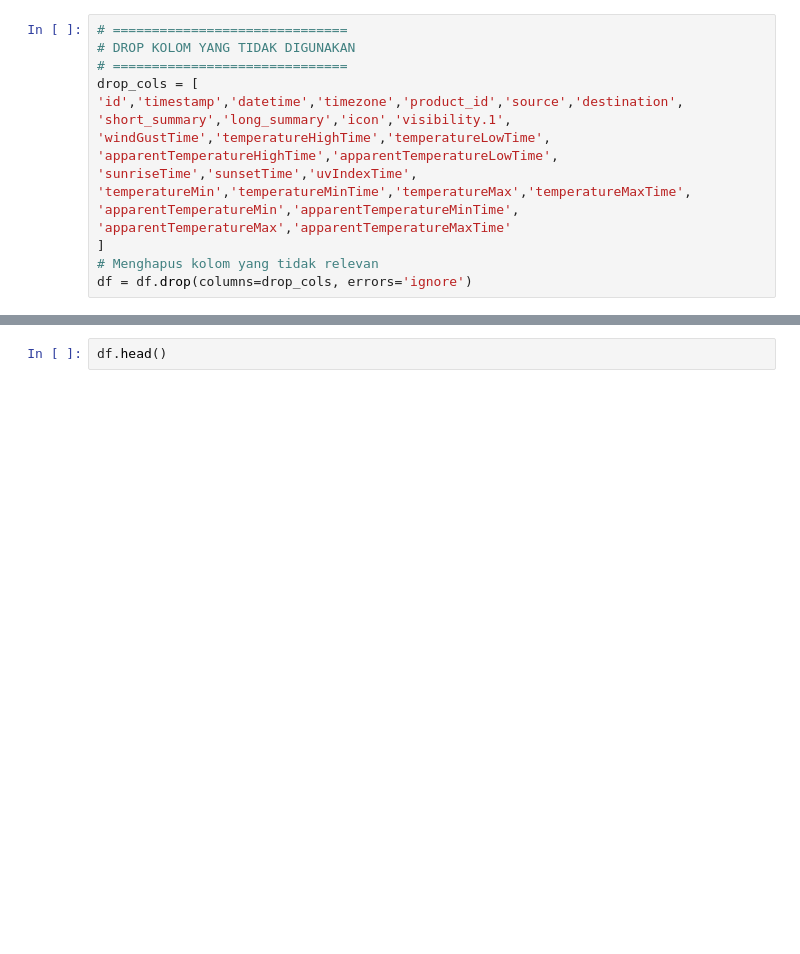
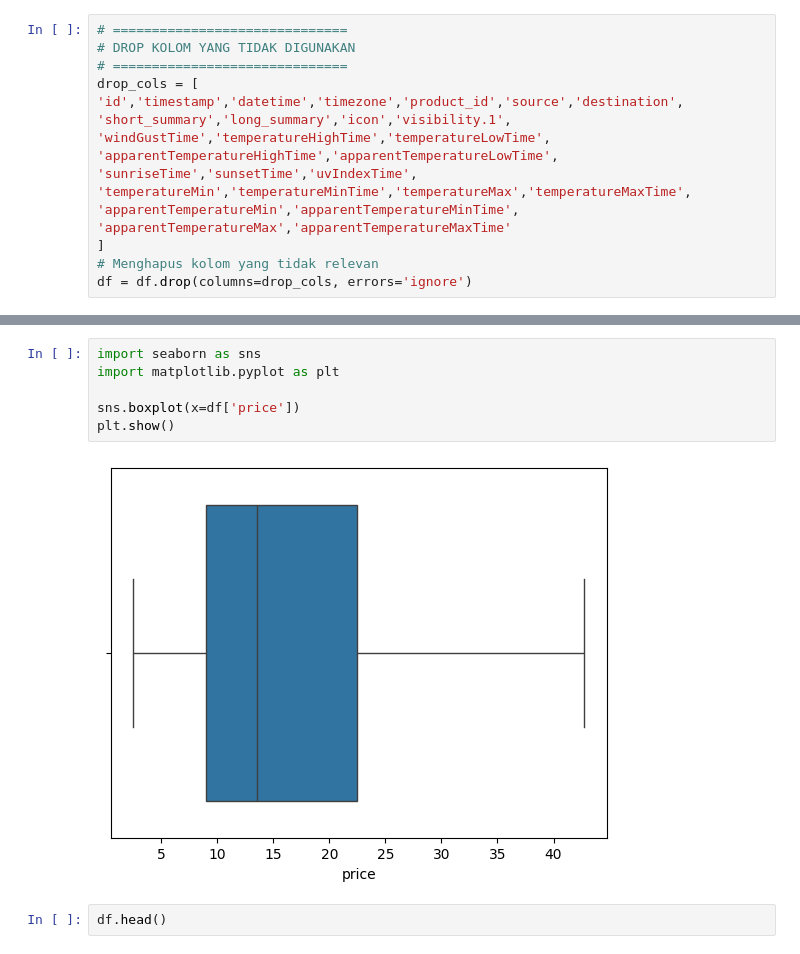
Before and after one commit to salwaa9406-prog/MachineLearning, a Jupyter notebook: ML.ipynb, the cells around one changed output, grey strips where cells are left out. Cells and saved outputs as stored; diff of their text form; blank space fills up the shorter version.

```diff
--- a/ML.ipynb
+++ b/ML.ipynb
@@ -159,3 +205,11 @@ df = df.drop(columns=drop_cols, errors='ignore')
+# %%
+import seaborn as sns
+import matplotlib.pyplot as plt
+
+sns.boxplot(x=df['price'])
+plt.show()
+# %% [output]
+[figure, added]
 # %%
 df.head()
 # %% [output]
```
Also changed, not shown: parts of 5 cells of this notebook.
